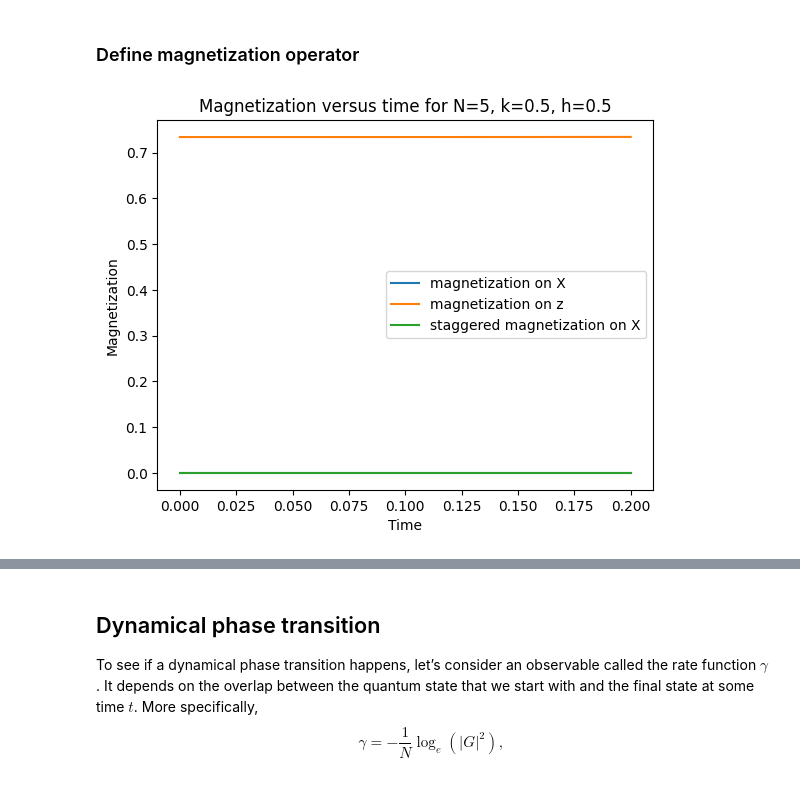
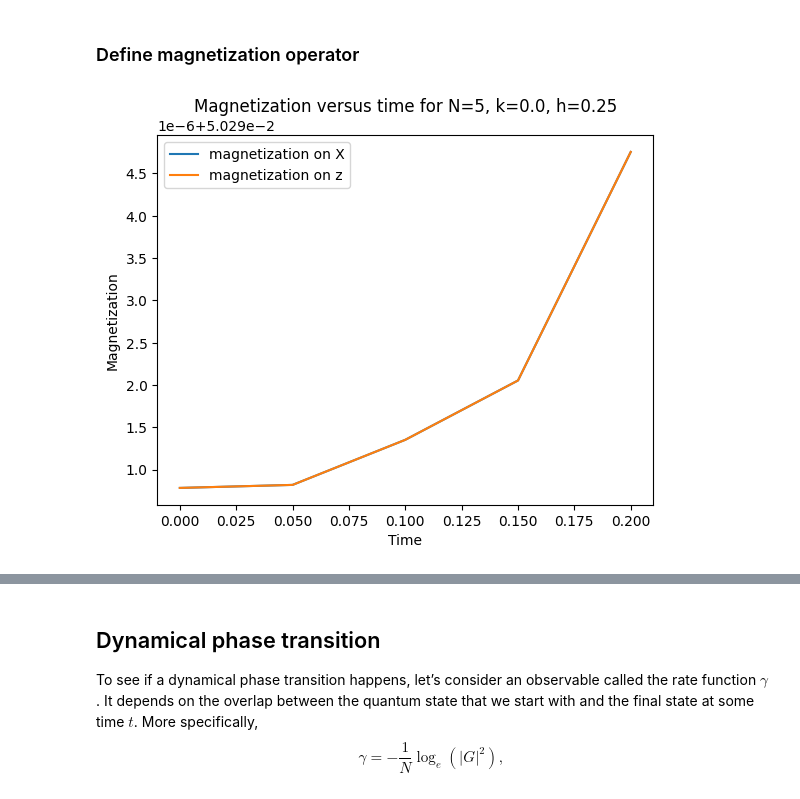
Before and after one commit to alexsockz/ANNNI-model-quantum-computing, a Jupyter notebook: src/ANNNI-TimeEv.ipynb, the cells around one changed output, grey strips where cells are left out. Cells and saved outputs as stored; diff of their text form; code cells hidden in the pictures.

Commit message:
add mag plots

```diff
--- a/src/ANNNI-TimeEv.ipynb
+++ b/src/ANNNI-TimeEv.ipynb
@@ -288,7 +288,7 @@ def magnetization_op(N):
 
     if N > 1:
         for i in range(1, N):
-            total_op = total_op + qml.PauliZ(i)
+            total_op = total_op + qml.PauliX(i)
 
     return total_op / N
 
@@ -337,47 +337,52 @@ def calculate_expval_at_time(H, t, N, ground_state, operator):
         # Apply time evolution
         qml.TrotterProduct(H, time=t, n=math.ceil(t / 0.1)+1, order=2)
         # Return magnetization expectation value
-        return qml.expval(operator(N))
+        # return qml.expval(operator(N))
+        return qml.expval(magnetization_op(N))
 
     return magnetization_circuit()
 # %%
 # Get the ground state
-k = 0.5
-h = 0.5
+k = 0.
+h = 0.25
 
-H_matrix = np.real(qml.matrix(get_H(N, k, h)))
-_, psi0 = np.linalg.eigh(H_matrix)
-ground_state_params = np.array(psi0[:, 0], dtype=np.complex64)
-ground_state_params = psi0[:, 0]
+H_matrix = qml.matrix(get_H(N, k, h))
+eigvals, eigvecs = np.linalg.eigh(H_matrix)
+ground_state_params = eigvecs[:, np.argmin(eigvals)]
+
+# H_matrix = qml.matrix(get_H(N, k, h))
+# _, psi0 = np.linalg.eigh(H_matrix)
+# ground_state_params = np.array(psi0[:, 0], dtype=np.complex64)
+# ground_state_params = psi0[:, 0]
 
 # Calculate magnetization over time
 deltaT = 0.05
 num_time_steps = 5
 H = get_H(N,k,h)
 
 magnetization_list = []
 for i in range(num_time_steps):
     mag = calculate_expval_at_time(H, i * deltaT, N, ground_state_params,magnetization_x)
     magnetization_list.append(mag)
 plt.plot(np.linspace(0, deltaT * (num_time_steps-1), num_time_steps), magnetization_list, label='magnetization on X')
 
 magnetization_list = []
 for i in range(num_time_steps):
     mag = calculate_expval_at_time(H, i * deltaT, N, ground_state_params,magnetization_z)
     magnetization_list.append(mag)
 plt.plot(np.linspace(0, deltaT * (num_time_steps-1), num_time_steps), magnetization_list, label='magnetization on z')
 
-magnetization_list = []
-for i in range(num_time_steps):
-    mag = calculate_expval_at_time(H, i * deltaT, N, ground_state_params,staggered_magnetization_x)
-    magnetization_list.append(mag)
-plt.plot(np.linspace(0, deltaT * (num_time_steps-1), num_time_steps), magnetization_list, label='staggered magnetization on X')
+# magnetization_list = []
+# for i in range(num_time_steps):
+#     mag = calculate_expval_at_time(H, i * deltaT, N, ground_state_params,staggered_magnetization_x)
+#     magnetization_list.append(mag)
+# plt.plot(np.linspace(0, deltaT * (num_time_steps-1), num_time_steps), magnetization_list, label='staggered magnetization on X')
 
 
 plt.xlabel("Time")
 plt.ylabel("Magnetization")
 plt.title(f"Magnetization versus time for N={N}, k={k}, h={h}")
 plt.legend()
 plt.show()
 # %% [output]
-[figure, old version]
+[figure, new version]
```
Also changed, not shown: parts of 12 cells of this notebook.
